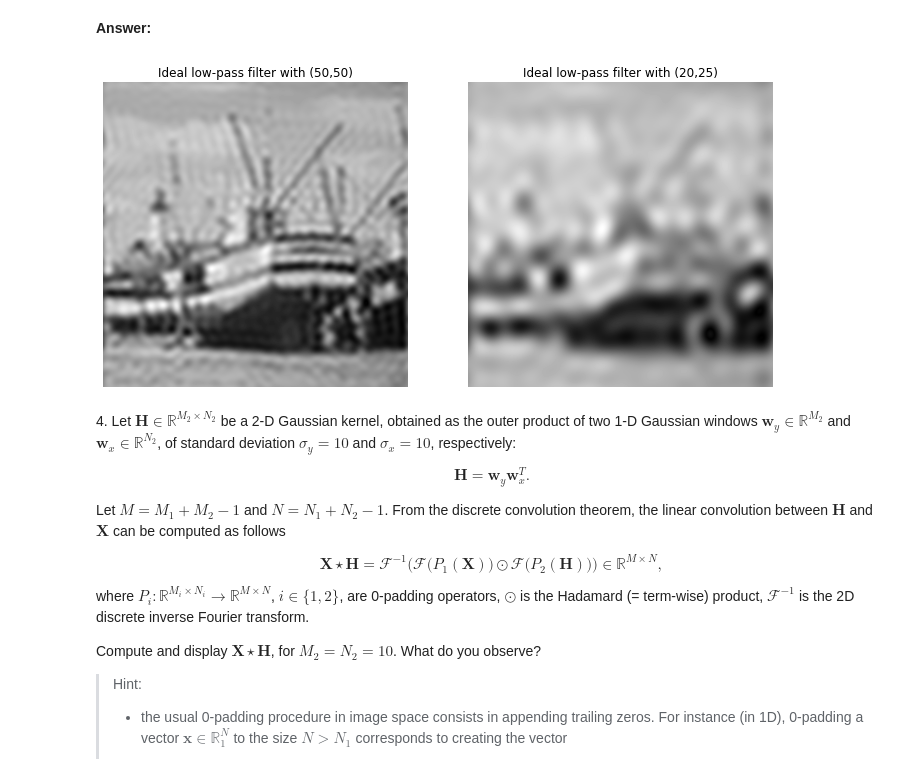
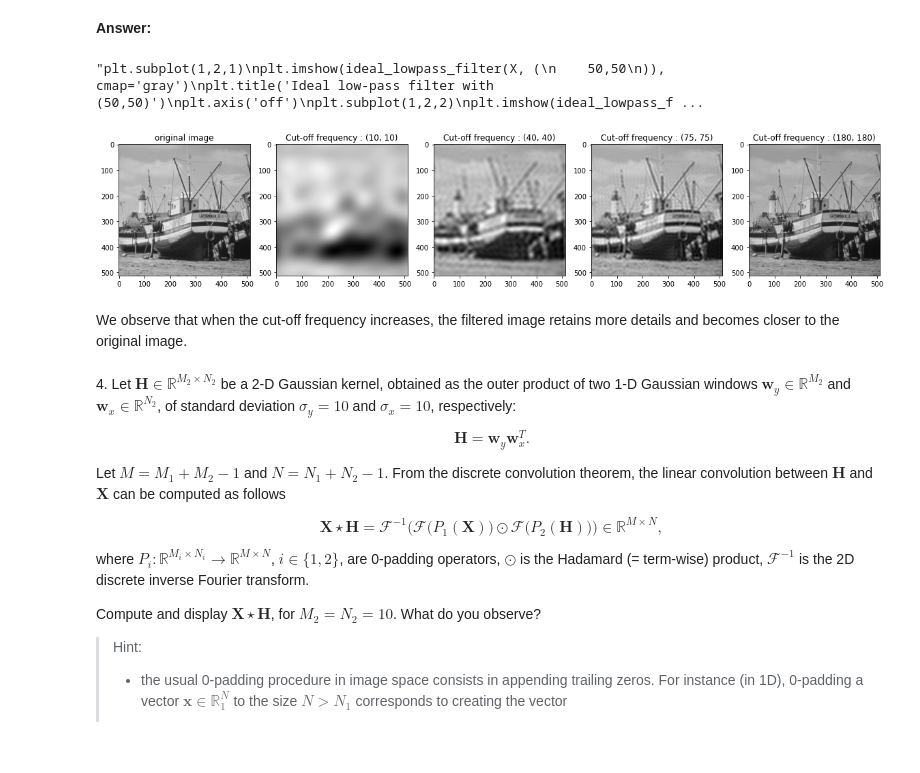
Before and after one commit to MohamedAkkAdir/Python-Labs, a Jupyter notebook: Labs/Lab3/lab3.ipynb, the cells around one changed output. Drawn from its saved outputs; the diff is of its cells as text; code cells hidden in the pictures; blank space fills up the shorter version.

```diff
--- a/Labs/Lab3/lab3.ipynb
+++ b/Labs/Lab3/lab3.ipynb
@@ -181,24 +181,35 @@ def ideal_lowpass_filter(X,f_c):
     X_ft_filtered = np.fft.ifftshift(X_ft_shifted_filtered)
     X_filtered = np.fft.ifft2(X_ft_filtered)
     return np.abs(X_filtered)
-
-# Display the filtered image for 2 different values of $\mathbf{f}_c$. What do you observe as the cutoff frequencies increase?
-plt.figure(figsize=(12,8))
-plt.subplot(1,2,1)
-plt.imshow(ideal_lowpass_filter(X, (
-    50,50
-)), cmap='gray')
-plt.title('Ideal low-pass filter with (50,50)')
-plt.axis('off')
-plt.subplot(1,2,2)
-plt.imshow(ideal_lowpass_filter(X, (
-    20,25
-)), cmap='gray')
-plt.title('Ideal low-pass filter with (20,25)')
-plt.axis('off')
-plt.show()
-# %% [output]
-[figure, removed]
+# %%
+cut_off = [(10,10),(40,40),(75,75),(180,180)]
+num_of_imgs=len(cut_off)
+axis = plt.subplots(1,num_of_imgs+1,figsize=(20,20))[1]
+axis[0].imshow(X, cmap='gray')
+axis[0].set_title("original image")
+for f in cut_off:
+    Result = ideal_lowpass_filter(X,f)
+    axis[cut_off.index(f)+1].imshow(Result, cmap='gray')
+    axis[cut_off.index(f)+1].set_title("Cut-off frequency : "+str(f))
+
+'''plt.subplot(1,2,1)
+plt.imshow(ideal_lowpass_filter(X, (
+    50,50
+)), cmap='gray')
+plt.title('Ideal low-pass filter with (50,50)')
+plt.axis('off')
+plt.subplot(1,2,2)
+plt.imshow(ideal_lowpass_filter(X, (
+    20,25
+)), cmap='gray')
+plt.title('Ideal low-pass filter with (20,25)')
+plt.axis('off')
+plt.show()'''
+# %% [output]
+"plt.subplot(1,2,1)\nplt.imshow(ideal_lowpass_filter(X, (\n    50,50\n)), cmap='gray')\nplt.title('Ideal low-pass filter with (50,50)')\nplt.axis('off')\nplt.subplot(1,2,2)\nplt.imshow(ideal_lowpass_f ...
+[figure, added]
+# %% [markdown]
+ We observe that when the cut-off frequency increases, the filtered image retains more details and becomes closer to the original image.
 # %% [markdown]
 4\. Let $\mathbf{H} \in \mathbb{R}^{M_2\times N_2}$ be a 2-D Gaussian kernel, obtained as the outer product of two 1-D Gaussian windows $\mathbf{w}_y \in \mathbb{R}^{M_2}$ and $\mathbf{w}_x \in \mathbb{R}^{N_2}$, of standard deviation $\sigma_y = 10$ and $\sigma_x = 10$, respectively:
 
```
Also changed, not shown: parts of 9 cells of this notebook.
